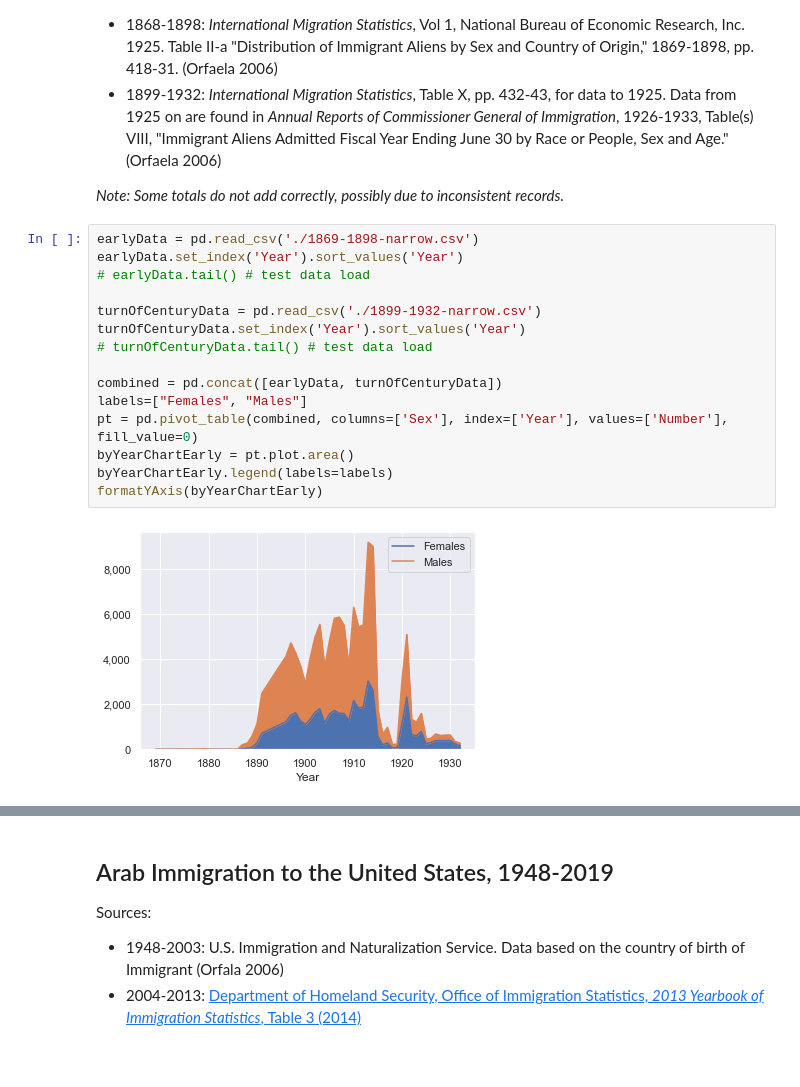
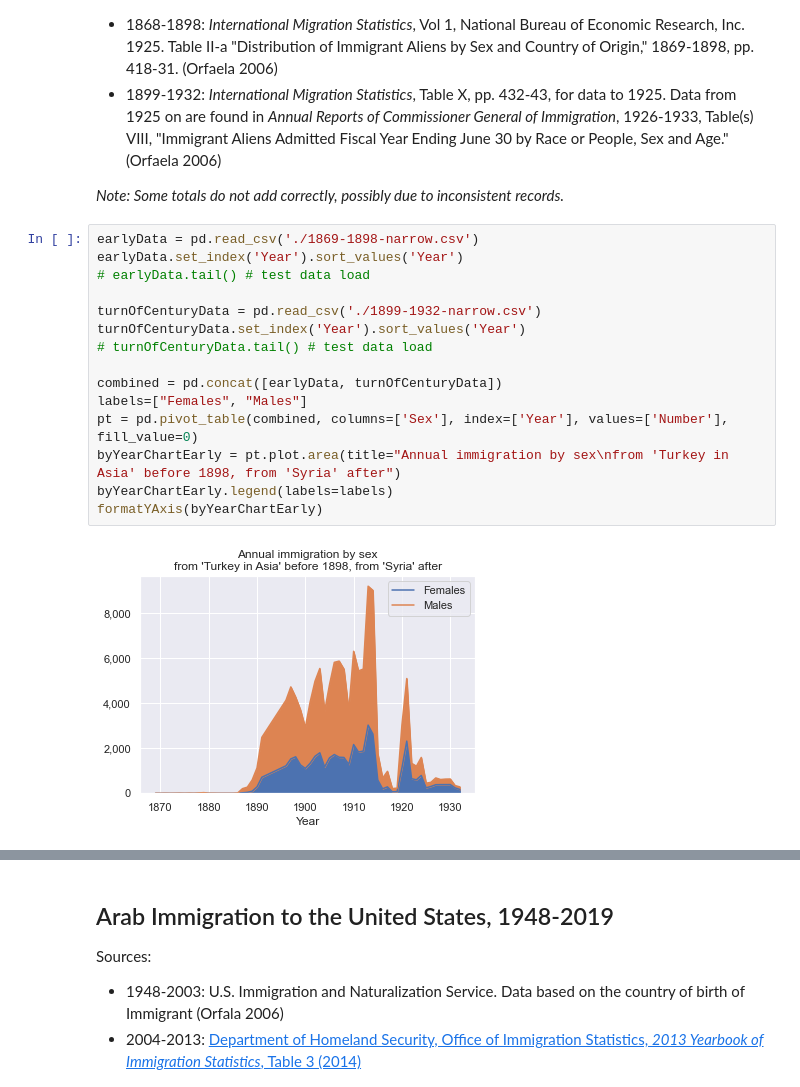
Before and after one commit to cjwit/arab-immigration, a Jupyter notebook: chart.ipynb, the cells around one changed output, grey strips where cells are left out. Cells and saved outputs as stored; diff of their text form; blank space fills up the shorter version.

Commit message:
add titles

```diff
--- a/chart.ipynb
+++ b/chart.ipynb
@@ -23,19 +23,19 @@ Sources:
 # %%
 earlyData = pd.read_csv('./1869-1898-narrow.csv')
 earlyData.set_index('Year').sort_values('Year')
 # earlyData.tail() # test data load
 
 turnOfCenturyData = pd.read_csv('./1899-1932-narrow.csv')
 turnOfCenturyData.set_index('Year').sort_values('Year')
 # turnOfCenturyData.tail() # test data load
 
 combined = pd.concat([earlyData, turnOfCenturyData])
 labels=["Females", "Males"]
 pt = pd.pivot_table(combined, columns=['Sex'], index=['Year'], values=['Number'], fill_value=0)
-byYearChartEarly = pt.plot.area()
+byYearChartEarly = pt.plot.area(title="Annual immigration by sex\nfrom 'Turkey in Asia' before 1898, from 'Syria' after")
 byYearChartEarly.legend(labels=labels)
 formatYAxis(byYearChartEarly)
 # %% [output]
-[figure, old version]
+[figure, new version]
 # %%
 combinedDataCumulative = pt.cumsum()
```
Also changed, not shown: parts of 3 cells of this notebook.
